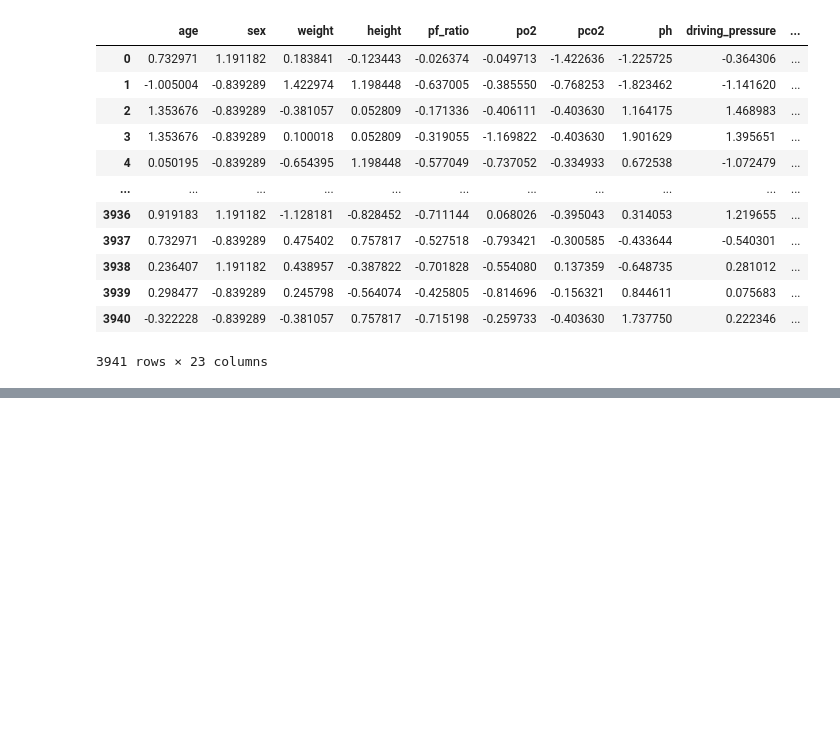
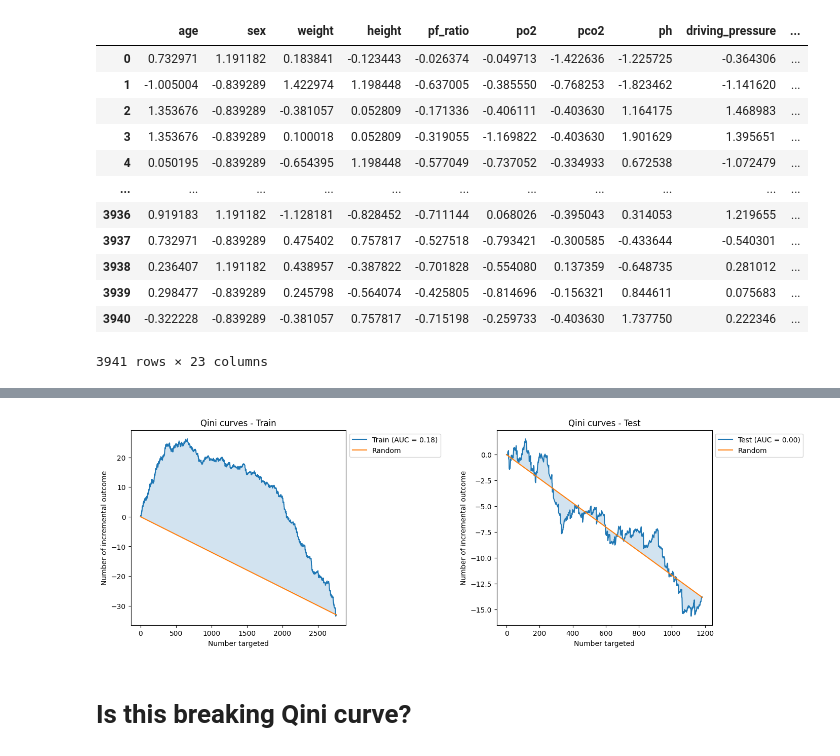
Before and after one commit to Hubert1913/research-project, a Jupyter notebook: mimic_notebook.ipynb, the cells around one changed output, grey strips where cells are left out. Drawn from its saved outputs; the diff is of its cells as text; code cells hidden in the pictures; blank space fills up the shorter version.

```diff
--- a/mimic_notebook.ipynb
+++ b/mimic_notebook.ipynb
@@ -327,0 +497,2 @@ shap.plots.bar(shap_values, max_display=24)
+# %%
+full_data = imp_xs.assign(W=w, Y=y)
@@ -327,0 +515,22 @@ shap.plots.bar(shap_values, max_display=24)
+# %%
+def plot_qini_auc_best_parameters(full_data, dep, m_s, n_t):
+    train, test = train_test_split(full_data, test_size=0.3)
+    train_x = train[columns_x]
+    test_x = test[columns_x]
+    causal_forest = CausalForest(max_depth=dep, min_samples_split=m_s, n_estimators=n_t)
+    causal_forest.fit(train[columns_x], train["W"], train["Y"])
+
+    fig, (ax1, ax2) = plt.subplots(1, 2, figsize=(14.8, 5))
+    plt.subplots_adjust(wspace=0.7)
+    ax1.set_title('Qini curves - Train')
+    ax2.set_title('Qini curves - Test')
+
+    plot_qini_curve(y_true=train["Y"].to_list(), uplift=np.concatenate(causal_forest.predict(X=train_x)).tolist(), treatment=train["W"].to_list(), perfect=False, name="Train", ax=ax1)
+
+    plot_qini_curve(y_true=test["Y"].to_list(), uplift=np.concatenate(causal_forest.predict(X=test_x)).tolist(), treatment=test["W"].to_list(), perfect=False, name="Test", ax=ax2)
+# %%
+plot_qini_auc_best_parameters(full_data, 5, 40, 100)
+# %% [output]
+[figure, added]
+# %% [markdown]
+# Is this breaking Qini curve?
```
Also changed, not shown: parts of 28 cells of this notebook, 2 other files.
